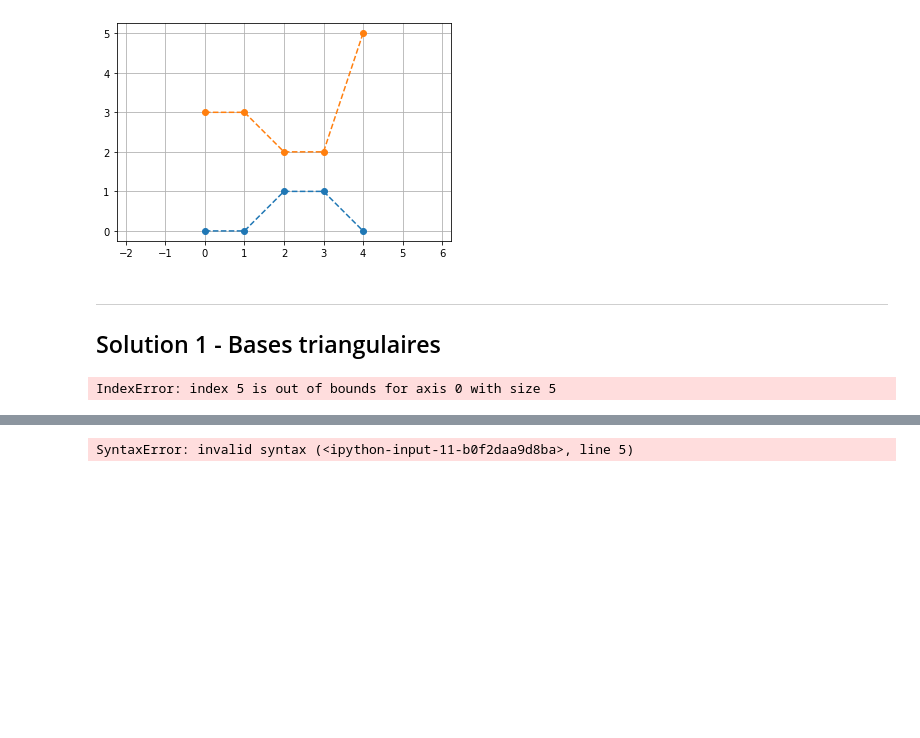
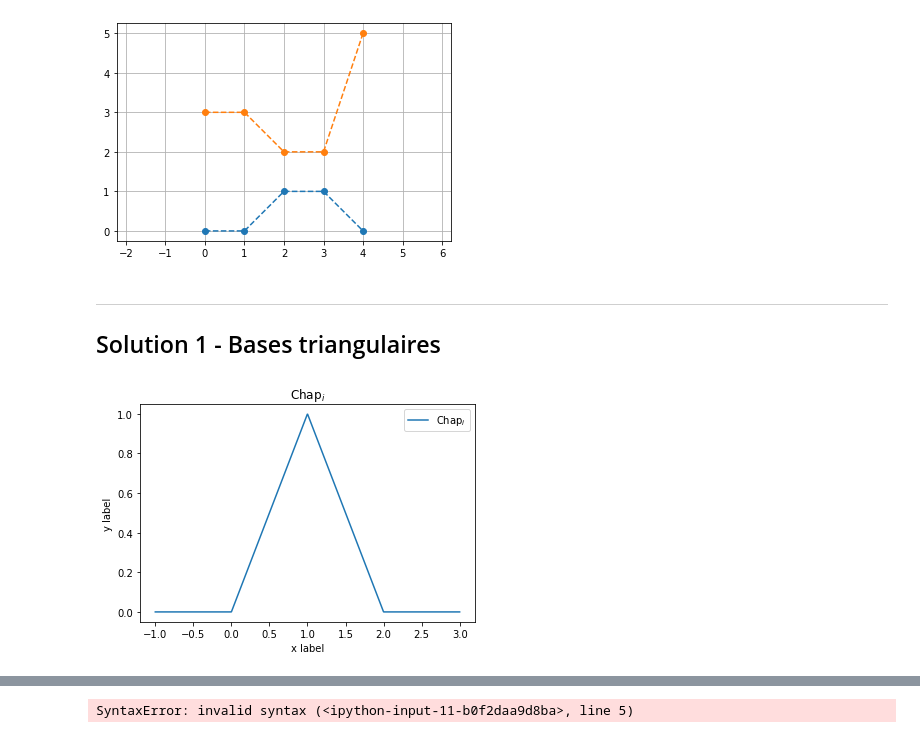
Before and after one commit to JulienNonin/error-btw-trajectories, a Jupyter notebook: Sol0-Basis.ipynb, the cells around one changed output, grey strips where cells are left out. Saved outputs shown, nothing was run; the diff lists cells and outputs as text; code cells hidden in the pictures; blank space fills up the shorter version.

```diff
--- a/Sol0-Basis.ipynb
+++ b/Sol0-Basis.ipynb
@@ -21,30 +21,3 @@ plt.show()
 # %% [markdown]
 ---
 ## Solution 1 - Bases triangulaires
-# %%
-# T # trajectory , two colums matrix
-# P # path follown, two colums matrix
-
-#lgT=len(T), lgP=len(P),depMin=min (T[0][0], P[0][0]),endMin=min (T[lgT][0], P[LgP][0])
-
-
-# interval  of  computing is [depmin, endMin]
-
-# determination of the intervall lenght for calculation
-
-def lengI(T,P):
-    d1=0
-    d2=0
-    for i in range (len(P[:, 0])+1):
-        if len(P[:, 0])>d1:
-            d1=P[:, 0][i]
-    for i in range (len(T[:, 0])+1):
-        if T[:, 0][i]>d2:
-            d2=T[:, 0][i]
-    return min (d1,d2)
-T=np.array([[0,0],[1,0],[2,1],[3,1],[4,0]])
-P=np.array([[0,3],[1,3],[2,2],[3,2],[4,5]])
-
-lengI(T,P)
-# %% [output]
-IndexError: index 5 is out of bounds for axis 0 with size 5
@@ -50,0 +37,20 @@ IndexError: index 5 is out of bounds for axis 0 with size 5
+# %%
+def Chap(x, i, d, a=0):
+    if x > a + (i-1)*d and x < a + (i)*d:
+            return x/d -1/d*(a + (i-1)*d )
+    elif x >= a + (i)*d and x < a + (i+1)*d:
+            return -x/d +1/d*(a + (i+1)*d )
+    return 0
+
+X = np.linspace(-1, 3, 1000)
+i=1
+d=1
+Y=[[Chap(x, i, d, a=0)] for x in X]
+plt.plot(X, Y, label=r'Chap$_i$')
+plt.xlabel('x label')
+plt.ylabel('y label')
+plt.legend()
+plt.title(r"Chap$_i$")
+plt.show()
+# %% [output]
+[figure, added]
```
Also changed, not shown: parts of 4 cells of this notebook.
